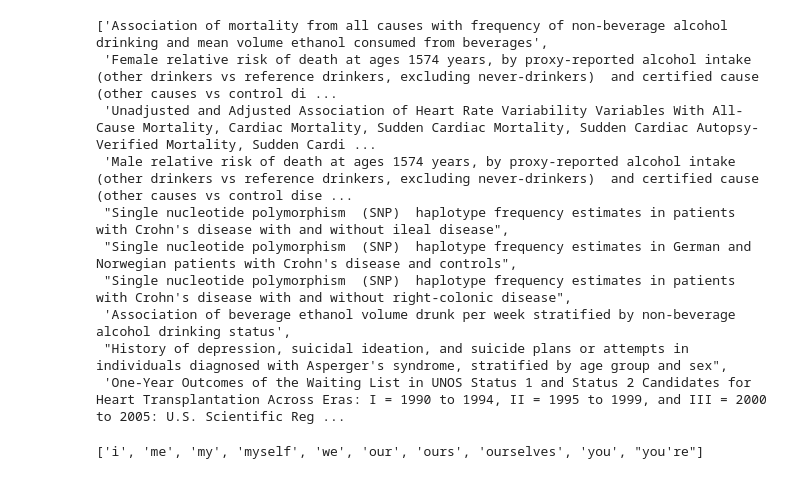
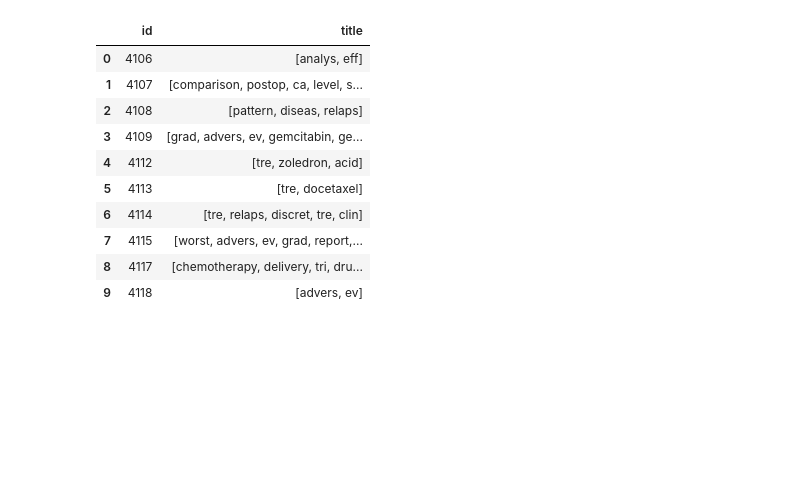
Before and after one commit to joyce04/NLP_N_Graph, a Jupyter notebook: K-means/document_clustering.ipynb, the cells around one changed output. Drawn from its saved outputs; the diff is of its cells as text; code cells hidden in the pictures; blank space fills up the shorter version.

```diff
--- a/K-means/document_clustering.ipynb
+++ b/K-means/document_clustering.ipynb
@@ -60 +69,3 @@ train_data.head()
+# %%
+train_data = train_data.astype(str)
 # %%
@@ -67,13 +175,14 @@ clean_content = [pattern.sub(lambda m: rep[re.escape(m.group(0))], str(x)) for x
 # %%
-clean_content[:10]
+processed_docs[:10]
 # %% [output]
-['Association of mortality from all causes with frequency of non-beverage alcohol drinking and mean volume ethanol consumed from beverages',
- 'Female relative risk of death at ages 1574 years, by proxy-reported alcohol intake  (other drinkers vs reference drinkers, excluding never-drinkers)  and certified cause  (other causes vs control di ...
- 'Unadjusted and Adjusted Association of Heart Rate Variability Variables With All-Cause Mortality, Cardiac Mortality, Sudden Cardiac Mortality, Sudden Cardiac Autopsy-Verified Mortality, Sudden Cardi ...
- 'Male relative risk of death at ages 1574 years, by proxy-reported alcohol intake  (other drinkers vs reference drinkers, excluding never-drinkers)  and certified cause  (other causes vs control dise ...
- "Single nucleotide polymorphism  (SNP)  haplotype frequency estimates in patients with Crohn's disease with and without ileal disease",
- "Single nucleotide polymorphism  (SNP)  haplotype frequency estimates in German and Norwegian patients with Crohn's disease and controls",
- "Single nucleotide polymorphism  (SNP)  haplotype frequency estimates in patients with Crohn's disease with and without right-colonic disease",
- 'Association of beverage ethanol volume drunk per week stratified by non-beverage alcohol drinking status',
- "History of depression, suicidal ideation, and suicide plans or attempts in individuals diagnosed with Asperger's syndrome, stratified by age group and sex",
- 'One-Year Outcomes of the Waiting List in UNOS Status 1 and Status 2 Candidates for Heart Transplantation Across Eras: I = 1990 to 1994, II = 1995 to 1999, and III = 2000 to 2005: U.S. Scientific Reg ...
+|  | id | title |
+| 0 | 4106 | [analys, eff] |
+| 1 | 4107 | [comparison, postop, ca, level, s... |
+| 2 | 4108 | [pattern, diseas, relaps] |
+| 3 | 4109 | [grad, advers, ev, gemcitabin, ge... |
+| 4 | 4112 | [tre, zoledron, acid] |
+| 5 | 4113 | [tre, docetaxel] |
+| 6 | 4114 | [tre, relaps, discret, tre, clin] |
+| 7 | 4115 | [worst, advers, ev, grad, report,... |
+| 8 | 4117 | [chemotherapy, delivery, tri, dru... |
+| 9 | 4118 | [advers, ev] |
@@ -83,6 +188,0 @@ clean_content[:10]
-# %%
-#stopwords
-stopwords = nltk.corpus.stopwords.words('english')
-stopwords[:10]
-# %% [output]
-['i', 'me', 'my', 'myself', 'we', 'our', 'ours', 'ourselves', 'you', "you're"]
```
Also changed, not shown: parts of 35 cells of this notebook, 1 other file.
